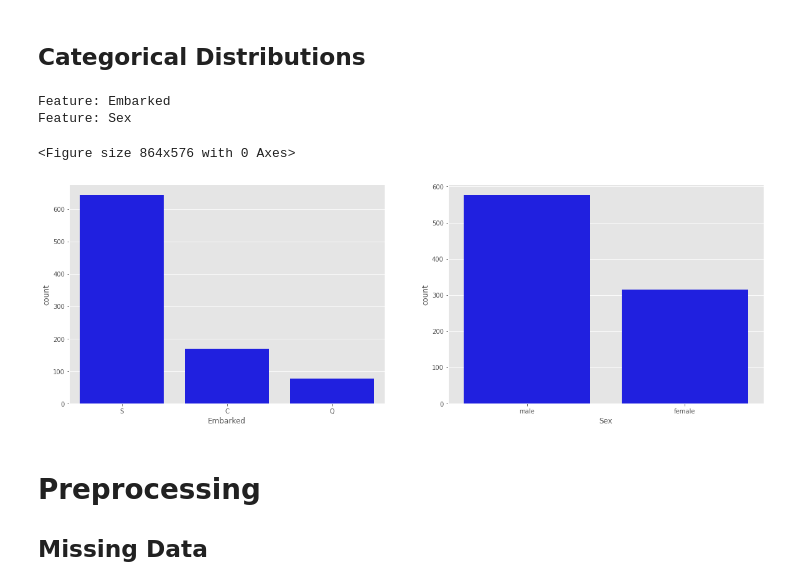
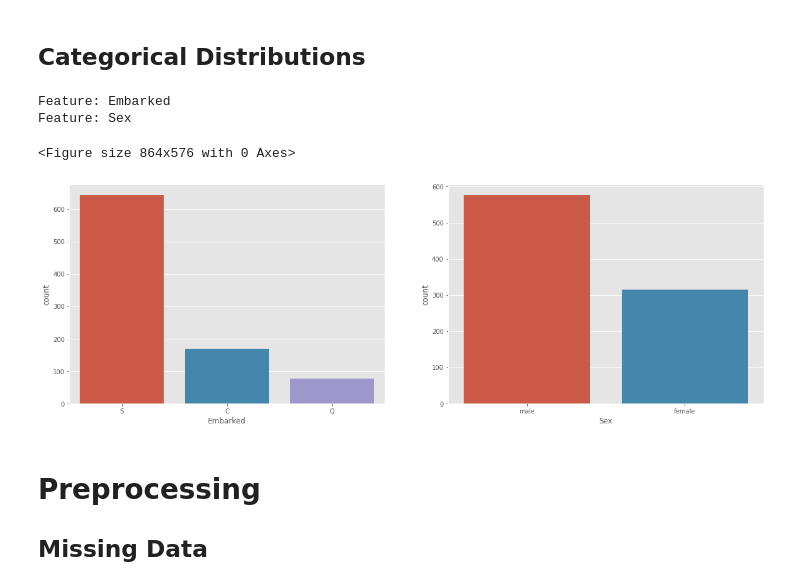
Before and after one commit to melling/ml-kaggle-titanic, a Jupyter notebook: titanic-eda01-biased-outliers.ipynb, the cells around one changed output. Saved outputs shown, nothing was run; the diff lists cells and outputs as text; code cells hidden in the pictures.

```diff
--- a/titanic-eda01-biased-outliers.ipynb
+++ b/titanic-eda01-biased-outliers.ipynb
@@ -294,10 +294,10 @@ for i, feature in enumerate(continuous_features):
     print(f"Feature: {feature}")
     plt.subplot(3, 2, i + 1)
     sns.histplot(
-        train[feature], color="blue", kde=True, bins=10, label="train_" + feature
+        x=feature, color="blue", kde=True, bins=10, label="train_" + feature, data=train
     )
     sns.histplot(
-        test[feature], color="olive", kde=True, bins=10, label="test_" + feature
+        x=feature, color="olive", kde=True, bins=10, label="test_" + feature, data=test
     )
     plt.xlabel(feature, fontsize=9)
     plt.legend()
@@ -316,25 +316,25 @@ Feature: Fare
 # %%
 plt.figure()
 fig, ax = plt.subplots(1, 2, figsize=(20, 22))
 
 categorical_features = ["Embarked", "Sex"]
 for i, feature in enumerate(categorical_features):
     print(f"Feature: {feature}")
     plt.subplot(3, 2, i + 1)
     sns.countplot(
-        x=train[feature], color="blue", label="train_" + feature
+        x=feature, label="train_" + feature, data=train
     )
 #     sns.histplot(
 #         test[feature], color="olive", kde=True, bins=10, label="test_" + feature
 #     )
 #     plt.xlabel(feature, fontsize=9)
 #     plt.legend()
 plt.show()
 # %% [output]
 Feature: Embarked
 Feature: Sex
 <Figure size 864x576 with 0 Axes>
-[figure, old version]
+[figure, new version]
 # %% [markdown]
 # Preprocessing
 
```
Also changed, not shown: parts of 2 cells of this notebook.
